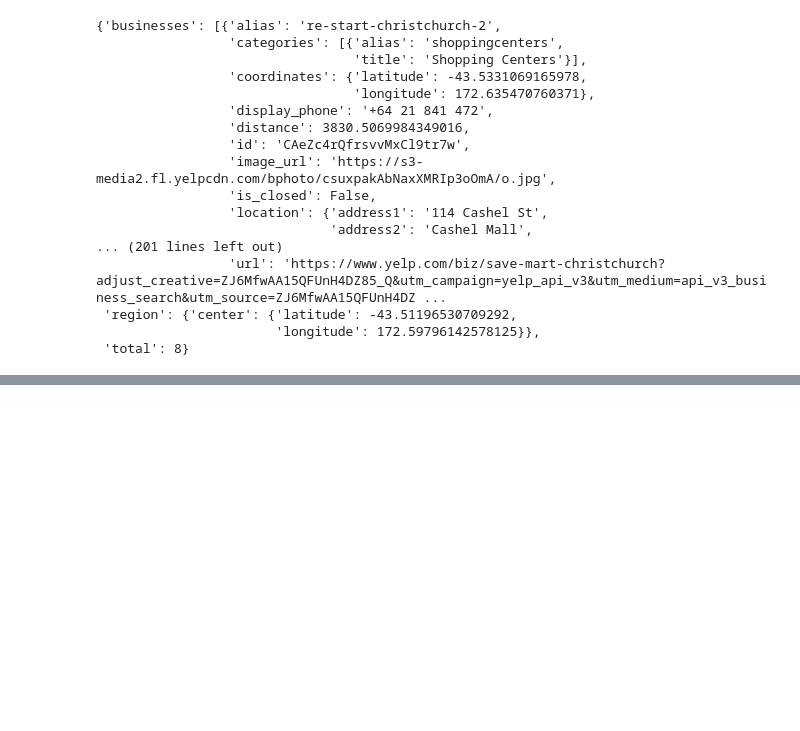
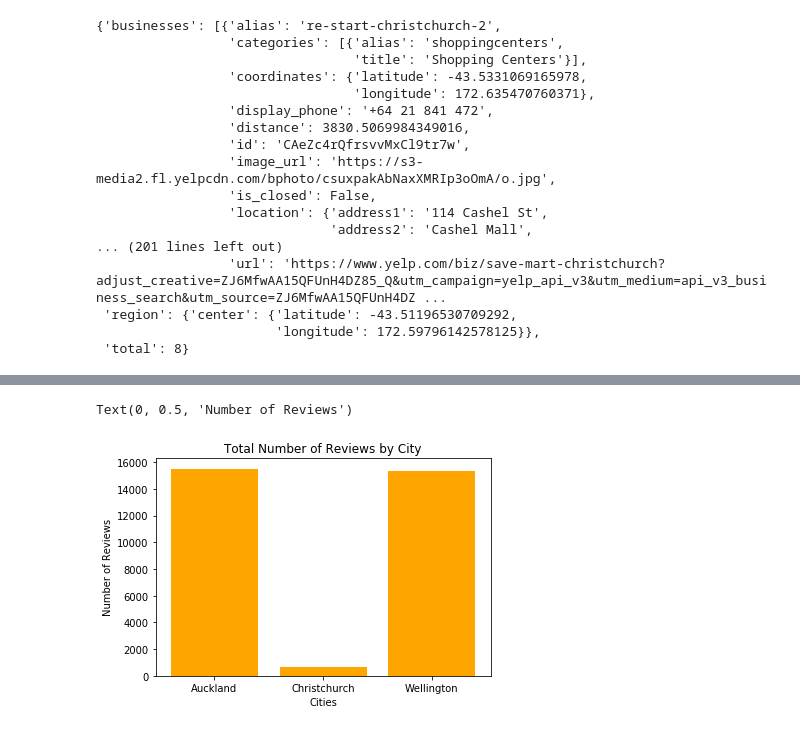
Before and after one commit to blakefreeman2/new_zealand, a Jupyter notebook: New_Zealand/Code_group.ipynb, the cells around one changed output, grey strips where cells are left out. Drawn from its saved outputs; the diff is of its cells as text; code cells hidden in the pictures; blank space fills up the shorter version.

```diff
--- a/New_Zealand/Code_group.ipynb
+++ b/New_Zealand/Code_group.ipynb
@@ -396,0 +379,12 @@ df_New_Zealand
+# %%
+x_axis = np.arange(len(sum_rev_count))
+# %%
+plt.bar(x_axis, sum_rev_count, color='orange', align="center")
+tick_locations = [value for value in x_axis]
+plt.xticks(tick_locations, ["Auckland", "Christchurch", "Wellington"])
+plt.title("Total Number of Reviews by City")
+plt.xlabel("Cities")
+plt.ylabel("Number of Reviews")
+# %% [output]
+Text(0, 0.5, 'Number of Reviews')
+[figure, added]
```
Also changed, not shown: parts of 10 cells of this notebook, 1 other file.
